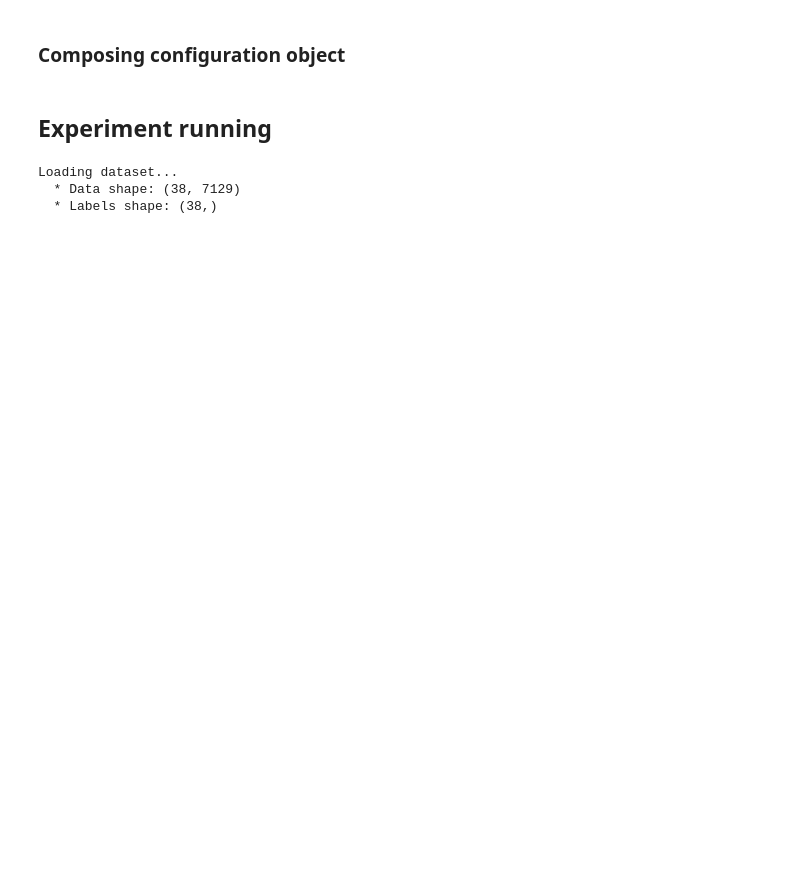
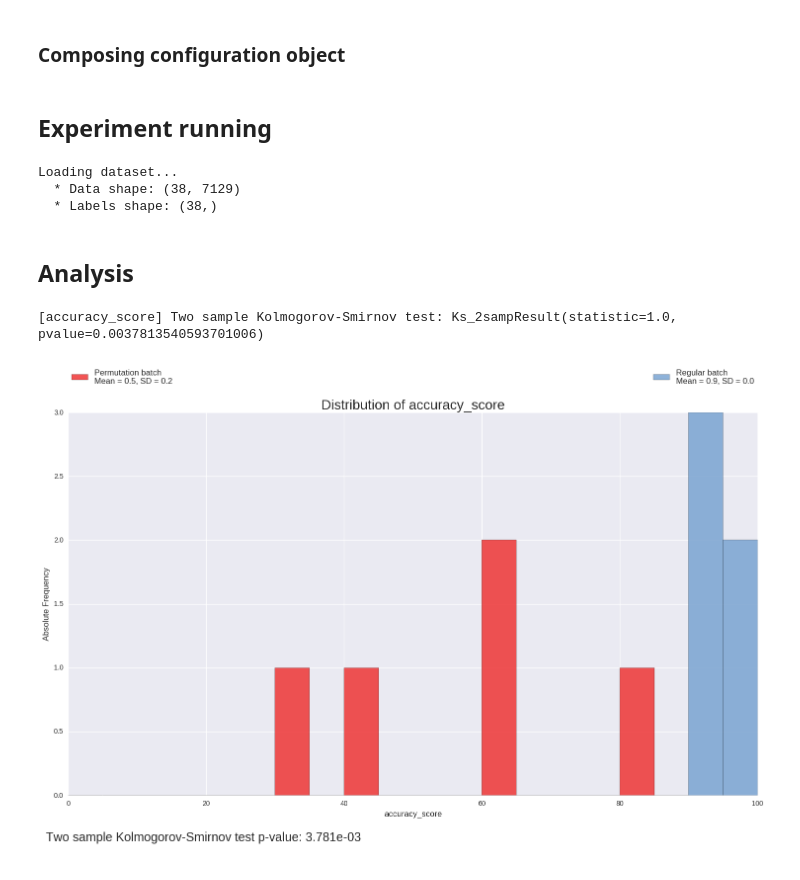
Before and after one commit to slipguru/palladio, a Jupyter notebook: notebooks/PALLADIO example.ipynb, the cells around one changed output. Cells and saved outputs as stored; diff of their text form; code cells hidden in the pictures; blank space fills up the shorter version.

Commit message:
Changed a few things in plotting

```diff
--- a/notebooks/PALLADIO example.ipynb
+++ b/notebooks/PALLADIO example.ipynb
@@ -40,6 +48,7 @@ dataset = datasets.load_csv(data_path, target_path,
                             target_loading_options=target_loading_options,
                             samples_on='col')
 data, labels = dataset.data, dataset.target
+feature_names = dataset.feature_names
 # %% [markdown]
 ### Session
 # %%
@@ -108,6 +117,7 @@ config_dict = {
     # Dataset
     'data' : data,
     'labels' : labels,
+    'feature_names' : feature_names,
     # Session
     'session_folder' : session_folder,
     'learning_task' : learning_task,
@@ -128,8 +138,51 @@ config = Struct(**config_dict)
 # %% [markdown]
 ## Experiment running
 # %%
-palladio.job_distribution.main(config=config)
+regular_batch, permutation_batch = palladio.job_distribution.main(config=config)
 # %% [output]
 Loading dataset...
   * Data shape: (38, 7129)
   * Labels shape: (38,)
+# %% [markdown]
+## Analysis
+# %%
+# palladio.analysis.analyse_results(base_folder="/tmp/results", analysis_folder='analysis', )
+
+# palladio.analysis.analyse_results(regular_batch.cv_results_,
+#                                   permutation_batch.cv_results_,
+#                                   config.labels,
+#                                   config.estimator,
+#                                   base_folder='/tmp/results',
+#                                   feature_names=config.feature_names,
+#                                   learning_task=None, vs_analysis='variable_selection',
+#                                 threshold=.75, model_assessment_options=None,
+#         analysis_folder='analysis',
+#         score_surfaces_options={})
+
+regular_batch.cv_results_
+
+performance_regular = palladio.analysis.performance_metrics(
+    regular_batch.cv_results_,
+    config.labels,
+    target='classification'
+)
+
+performance_permutation = palladio.analysis.performance_metrics(
+    permutation_batch.cv_results_,
+    config.labels,
+    target='classification'
+)
+
+metric = 'accuracy_score'
+
+palladio.plotting.distributions(
+            v_regular=performance_regular[metric],
+#             v_permutation=performance_permutation.get(metric, []),
+            v_permutation=performance_permutation[metric],
+            metric=metric
+)
+
+# performance_permutation
+# %% [output]
+[accuracy_score] Two sample Kolmogorov-Smirnov test: Ks_2sampResult(statistic=1.0, pvalue=0.0037813540593701006)
+[figure, added]
```
Also changed, not shown: parts of 2 cells of this notebook, 4 other files.
